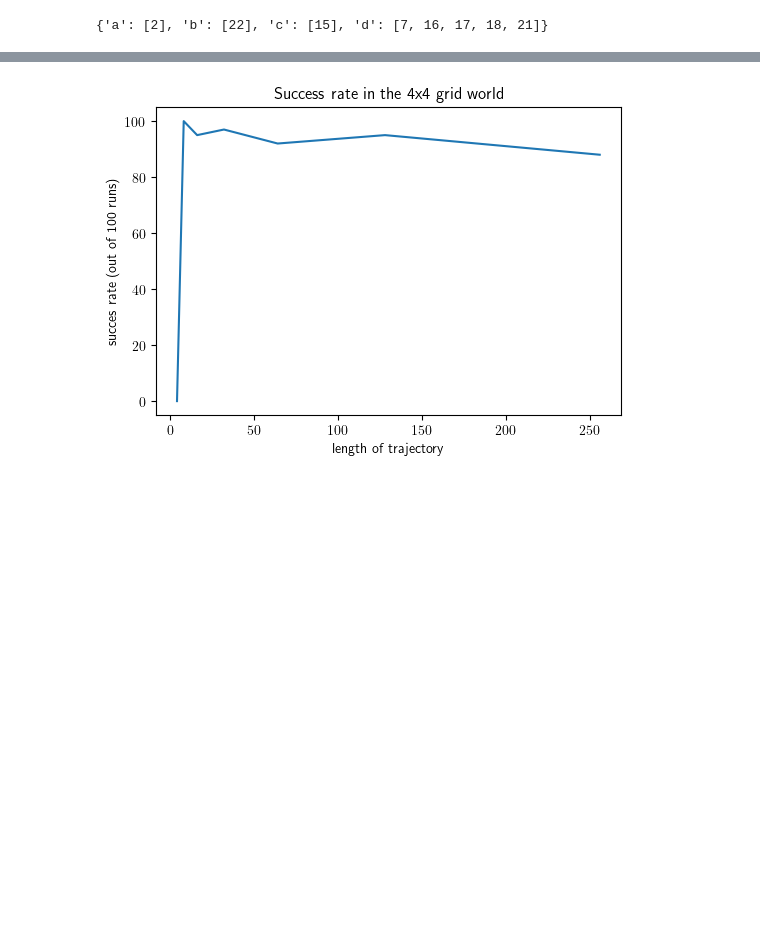
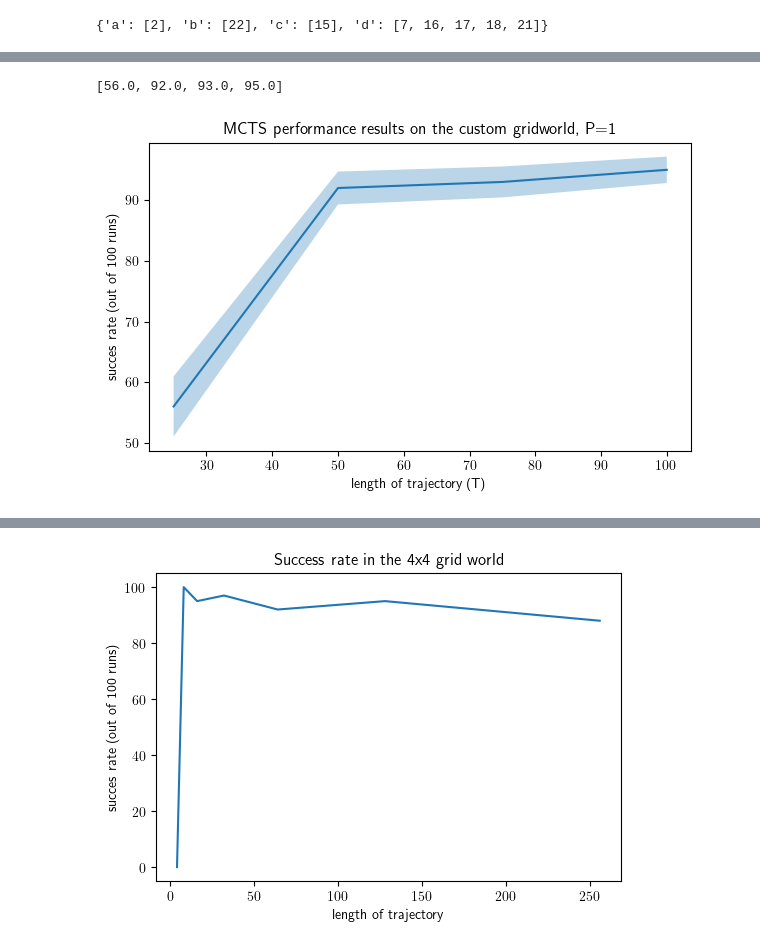
Before and after one commit to CL2-UWaterloo/RL-LTL, a Jupyter notebook: ComputeCanada_scrips/Create_animation.ipynb, the cells around one changed output, grey strips where cells are left out. Drawn from its saved outputs; the diff is of its cells as text; code cells hidden in the pictures; blank space fills up the shorter version.

```diff
--- a/ComputeCanada_scrips/Create_animation.ipynb
+++ b/ComputeCanada_scrips/Create_animation.ipynb
@@ -332,0 +445,14 @@ Text(0.5, 1.0, 'training loss')
+# %%
+succes_std = np.array(succes_std)
+
+plt.figure(figsize=(7,4))
+plt.fill_between(T, succes_std[:,0], succes_std[:,1], alpha=0.3, label="MCTS area of 1 STD")
+
+plt.plot(T, success_rates)
+plt.xlabel("length of trajectory (T)")
+plt.ylabel(f"succes rate (out of {num_test_epochs} runs)")
+plt.title("MCTS performance results on the custom gridworld, P="+str(p))
+success_rates
+# %% [output]
+[56.0, 92.0, 93.0, 95.0]
+[figure, added]
```
Also changed, not shown: parts of 25 cells of this notebook, 17 other files.
